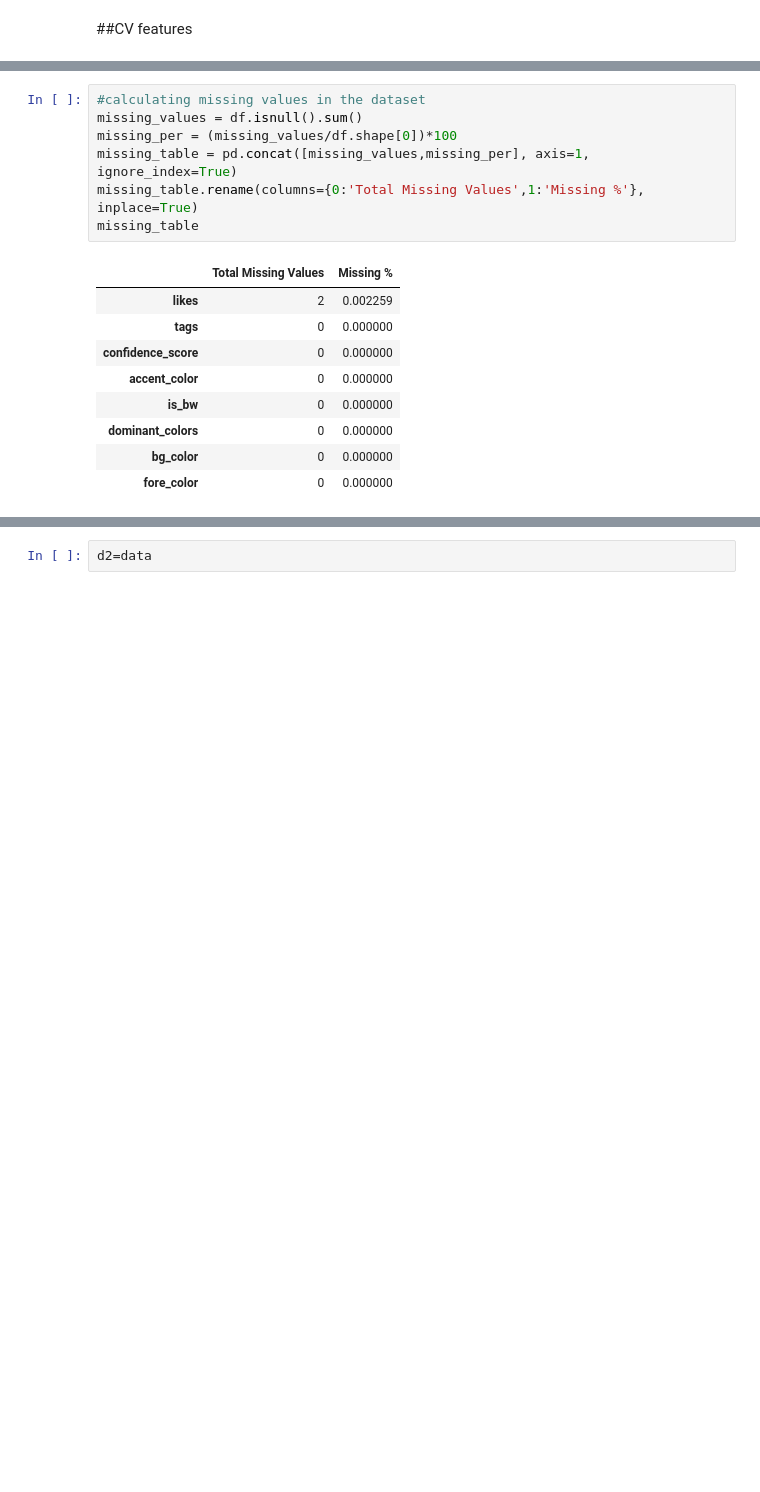
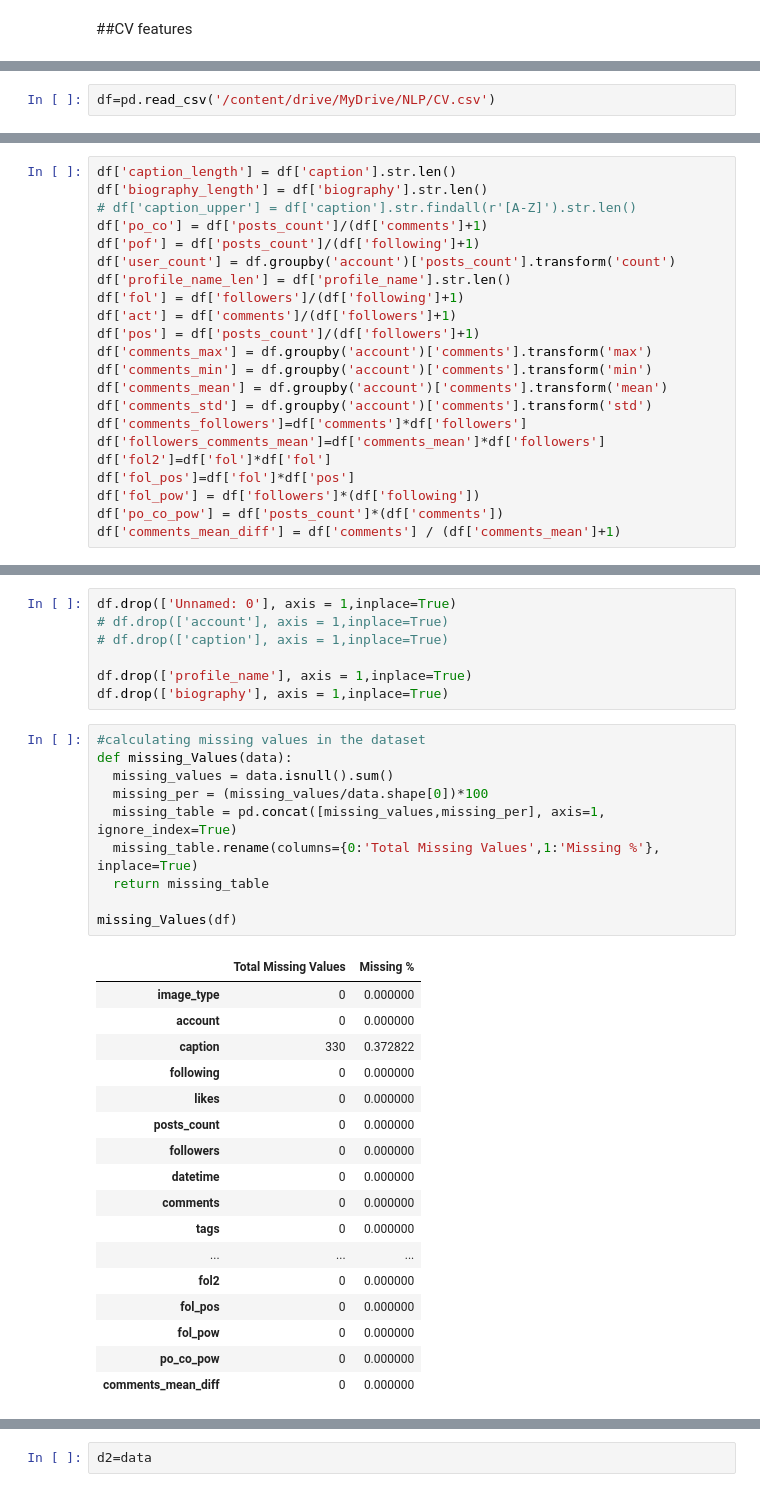
Before and after one commit to Zarmina97/NLP-project-, a Jupyter notebook: Models/CV/CV_features_Model_Building.ipynb, the cells around one changed output, grey strips where cells are left out. Drawn from its saved outputs; the diff is of its cells as text; blank space fills up the shorter version.

```diff
--- a/Models/CV/CV_features_Model_Building.ipynb
+++ b/Models/CV/CV_features_Model_Building.ipynb
@@ -52,0 +136,2 @@ df
+# %%
+df=pd.read_csv('/content/drive/MyDrive/NLP/CV.csv')
@@ -52,0 +154,22 @@ df
+# %%
+df['caption_length'] = df['caption'].str.len()
+df['biography_length'] = df['biography'].str.len()
+# df['caption_upper'] = df['caption'].str.findall(r'[A-Z]').str.len()
+df['po_co'] = df['posts_count']/(df['comments']+1)
+df['pof'] = df['posts_count']/(df['following']+1)
+df['user_count'] = df.groupby('account')['posts_count'].transform('count')
+df['profile_name_len'] = df['profile_name'].str.len()
+df['fol'] = df['followers']/(df['following']+1)
+df['act'] = df['comments']/(df['followers']+1)
+df['pos'] = df['posts_count']/(df['followers']+1)
+df['comments_max'] = df.groupby('account')['comments'].transform('max')
+df['comments_min'] = df.groupby('account')['comments'].transform('min')
+df['comments_mean'] = df.groupby('account')['comments'].transform('mean')
+df['comments_std'] = df.groupby('account')['comments'].transform('std')
+df['comments_followers']=df['comments']*df['followers']
+df['followers_comments_mean']=df['comments_mean']*df['followers']
+df['fol2']=df['fol']*df['fol']
+df['fol_pos']=df['fol']*df['pos']
+df['fol_pow'] = df['followers']*(df['following'])
+df['po_co_pow'] = df['posts_count']*(df['comments'])
+df['comments_mean_diff'] = df['comments'] / (df['comments_mean']+1)
@@ -53,19 +196,37 @@ df
+# %%
+df.drop(['Unnamed: 0'], axis = 1,inplace=True)
+# df.drop(['account'], axis = 1,inplace=True)
+# df.drop(['caption'], axis = 1,inplace=True)
+
+df.drop(['profile_name'], axis = 1,inplace=True)
+df.drop(['biography'], axis = 1,inplace=True)
 # %%
 #calculating missing values in the dataset
-missing_values = df.isnull().sum()
-missing_per = (missing_values/df.shape[0])*100
-missing_table = pd.concat([missing_values,missing_per], axis=1, ignore_index=True)
-missing_table.rename(columns={0:'Total Missing Values',1:'Missing %'}, inplace=True)
-missing_table
+def missing_Values(data):
+  missing_values = data.isnull().sum()
+  missing_per = (missing_values/data.shape[0])*100
+  missing_table = pd.concat([missing_values,missing_per], axis=1, ignore_index=True)
+  missing_table.rename(columns={0:'Total Missing Values',1:'Missing %'}, inplace=True)
+  return missing_table
+
+missing_Values(df)
 # %% [output]
 |  | Total Missing Values | Missing % |
-| likes | 2 | 0.002259 |
+| image_type | 0 | 0.000000 |
+| account | 0 | 0.000000 |
+| caption | 330 | 0.372822 |
+| following | 0 | 0.000000 |
+| likes | 0 | 0.000000 |
+| posts_count | 0 | 0.000000 |
+| followers | 0 | 0.000000 |
+| datetime | 0 | 0.000000 |
+| comments | 0 | 0.000000 |
 | tags | 0 | 0.000000 |
-| confidence_score | 0 | 0.000000 |
-| accent_color | 0 | 0.000000 |
-| is_bw | 0 | 0.000000 |
-| dominant_colors | 0 | 0.000000 |
-| bg_color | 0 | 0.000000 |
-| fore_color | 0 | 0.000000 |
+| ... | ... | ... |
+| fol2 | 0 | 0.000000 |
+| fol_pos | 0 | 0.000000 |
+| fol_pow | 0 | 0.000000 |
+| po_co_pow | 0 | 0.000000 |
+| comments_mean_diff | 0 | 0.000000 |
 # %%
 #fill the missing values with zero
```
Also changed, not shown: parts of 129 cells of this notebook, 1 other file.
